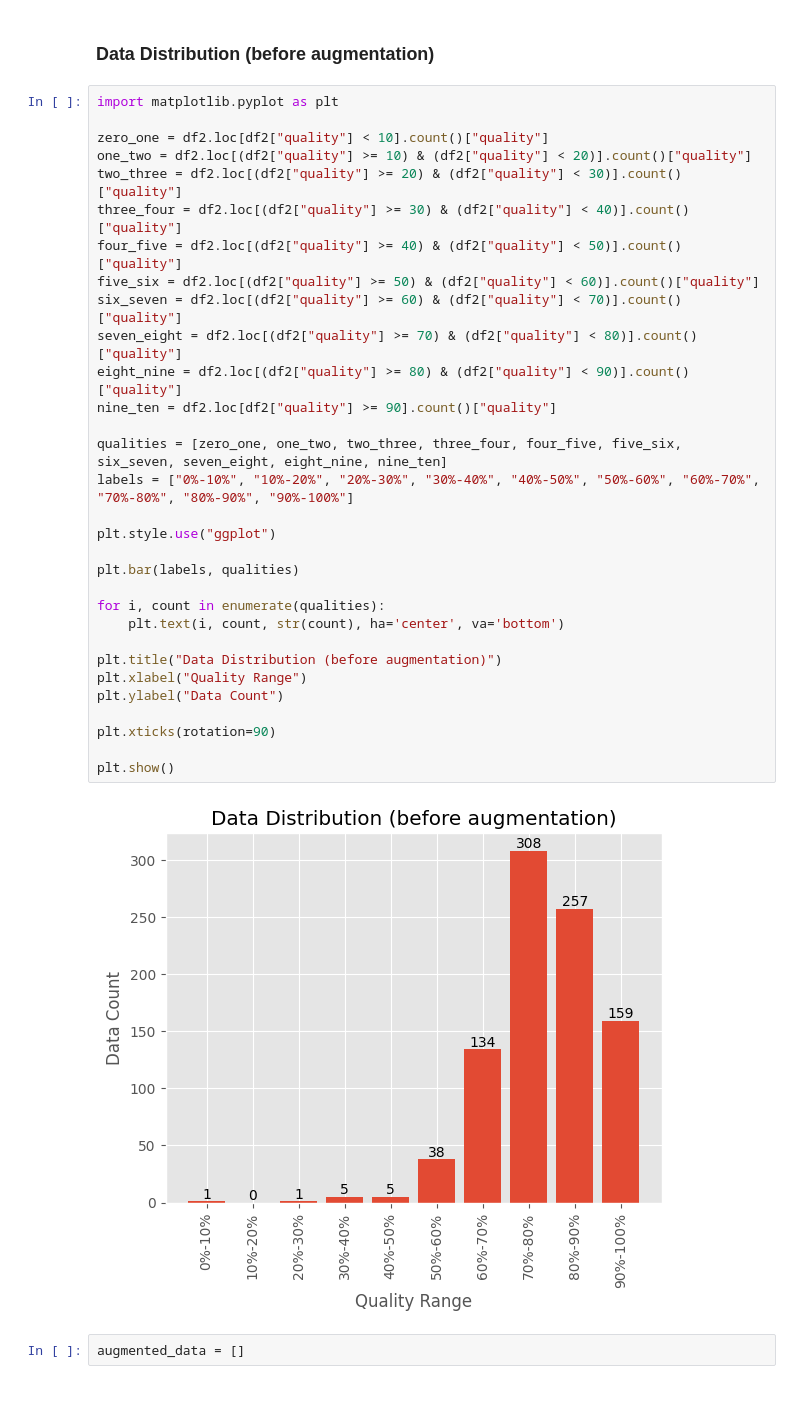
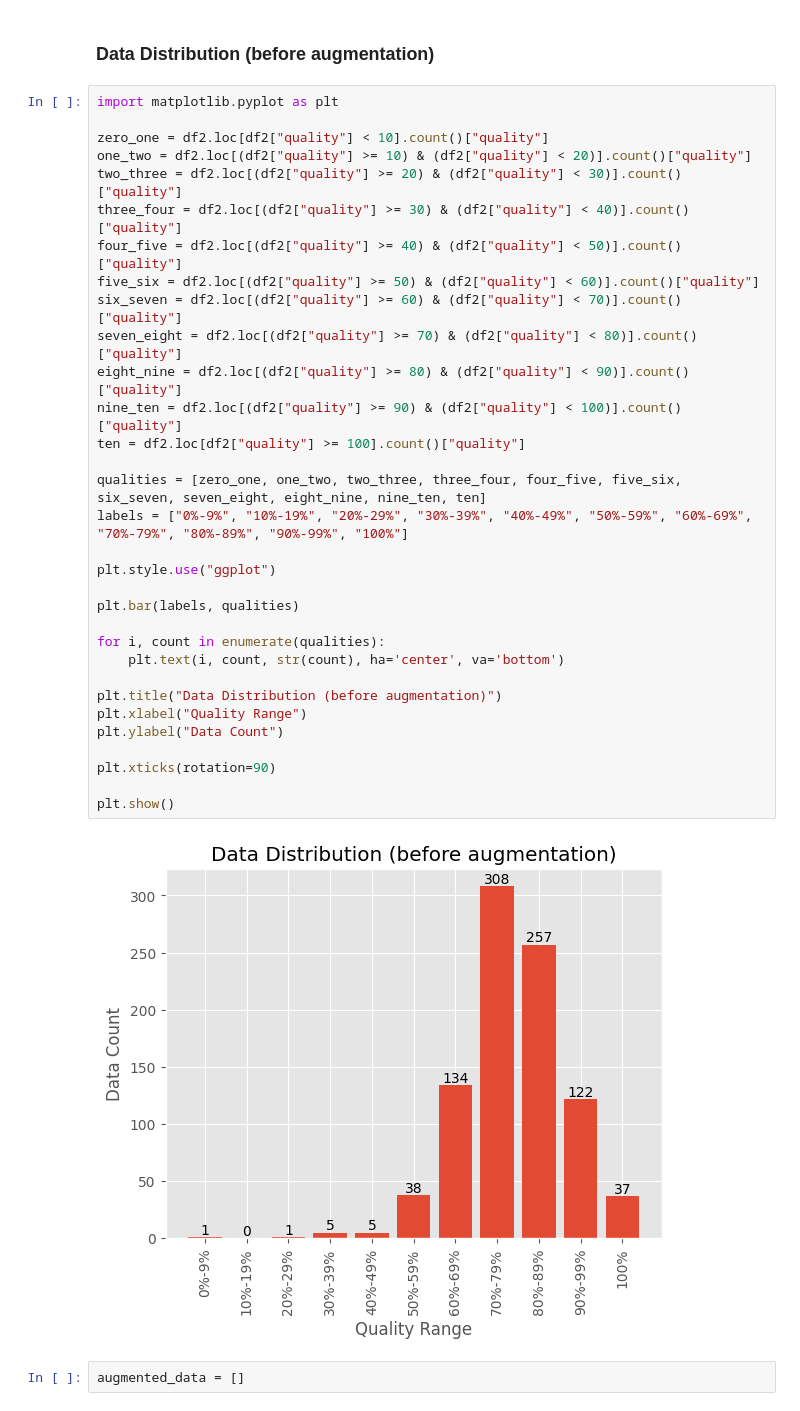
Before and after one commit to Turu-Bangkit/ml, a Jupyter notebook: predict_sleep_quality4.ipynb, the cells around one changed output. Drawn from its saved outputs; the diff is of its cells as text.

```diff
--- a/predict_sleep_quality4.ipynb
+++ b/predict_sleep_quality4.ipynb
@@ -355,35 +355,36 @@ df_norm
 # %%
 import matplotlib.pyplot as plt
 
 zero_one = df2.loc[df2["quality"] < 10].count()["quality"]
 one_two = df2.loc[(df2["quality"] >= 10) & (df2["quality"] < 20)].count()["quality"]
 two_three = df2.loc[(df2["quality"] >= 20) & (df2["quality"] < 30)].count()["quality"]
 three_four = df2.loc[(df2["quality"] >= 30) & (df2["quality"] < 40)].count()["quality"]
 four_five = df2.loc[(df2["quality"] >= 40) & (df2["quality"] < 50)].count()["quality"]
 five_six = df2.loc[(df2["quality"] >= 50) & (df2["quality"] < 60)].count()["quality"]
 six_seven = df2.loc[(df2["quality"] >= 60) & (df2["quality"] < 70)].count()["quality"]
 seven_eight = df2.loc[(df2["quality"] >= 70) & (df2["quality"] < 80)].count()["quality"]
 eight_nine = df2.loc[(df2["quality"] >= 80) & (df2["quality"] < 90)].count()["quality"]
-nine_ten = df2.loc[df2["quality"] >= 90].count()["quality"]
+nine_ten = df2.loc[(df2["quality"] >= 90) & (df2["quality"] < 100)].count()["quality"]
+ten = df2.loc[df2["quality"] >= 100].count()["quality"]
 
-qualities = [zero_one, one_two, two_three, three_four, four_five, five_six, six_seven, seven_eight, eight_nine, nine_ten]
-labels = ["0%-10%", "10%-20%", "20%-30%", "30%-40%", "40%-50%", "50%-60%", "60%-70%", "70%-80%", "80%-90%", "90%-100%"]
+qualities = [zero_one, one_two, two_three, three_four, four_five, five_six, six_seven, seven_eight, eight_nine, nine_ten, ten]
+labels = ["0%-9%", "10%-19%", "20%-29%", "30%-39%", "40%-49%", "50%-59%", "60%-69%", "70%-79%", "80%-89%", "90%-99%", "100%"]
 
 plt.style.use("ggplot")
 
 plt.bar(labels, qualities)
 
 for i, count in enumerate(qualities):
     plt.text(i, count, str(count), ha='center', va='bottom')
 
 plt.title("Data Distribution (before augmentation)")
 plt.xlabel("Quality Range")
 plt.ylabel("Data Count")
 
 plt.xticks(rotation=90)
 
 plt.show()
 # %% [output]
-[figure, old version]
+[figure, new version]
 # %%
 augmented_data = []
```
Also changed, not shown: parts of 32 cells of this notebook, 1 other file.
